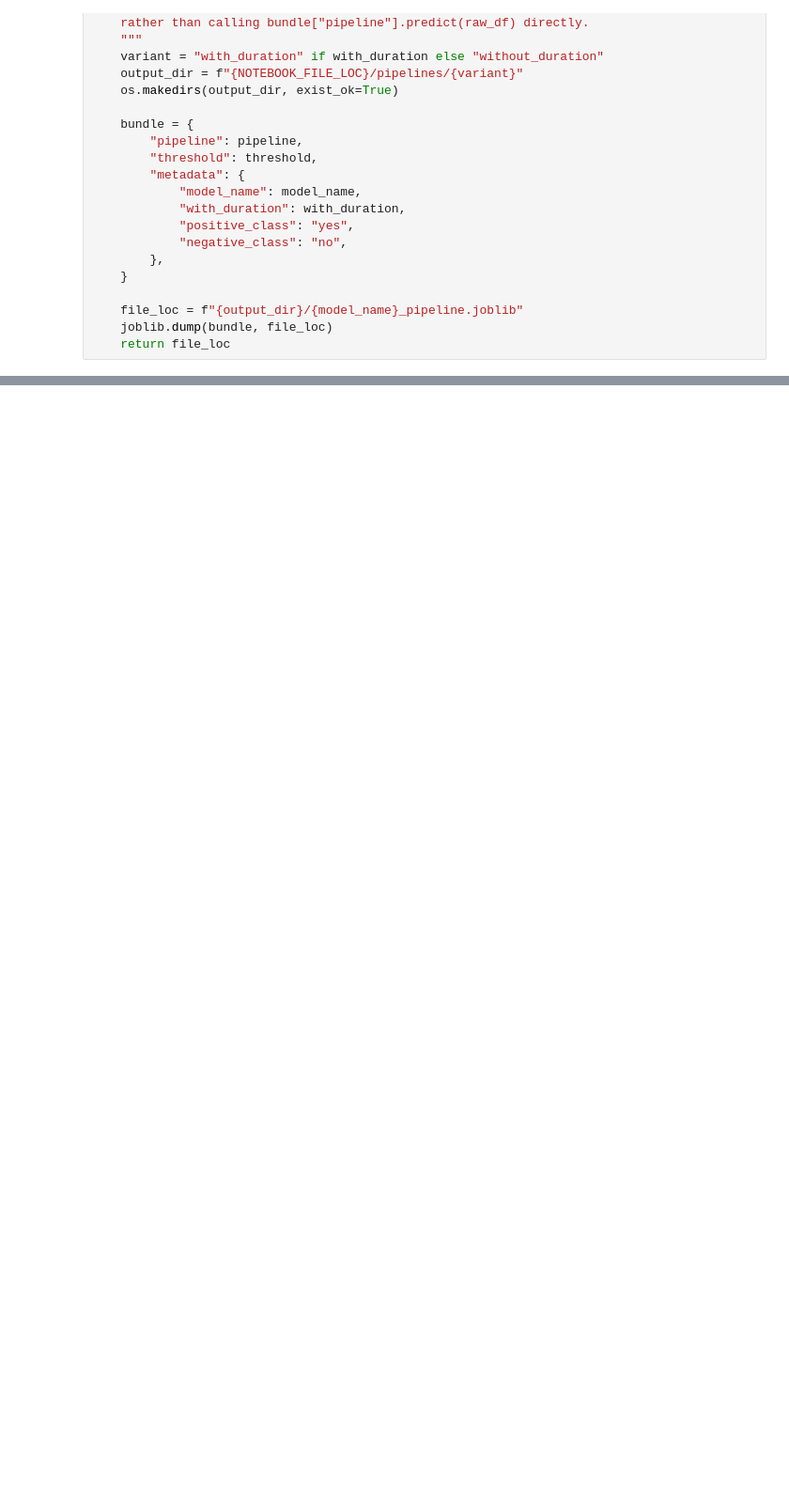
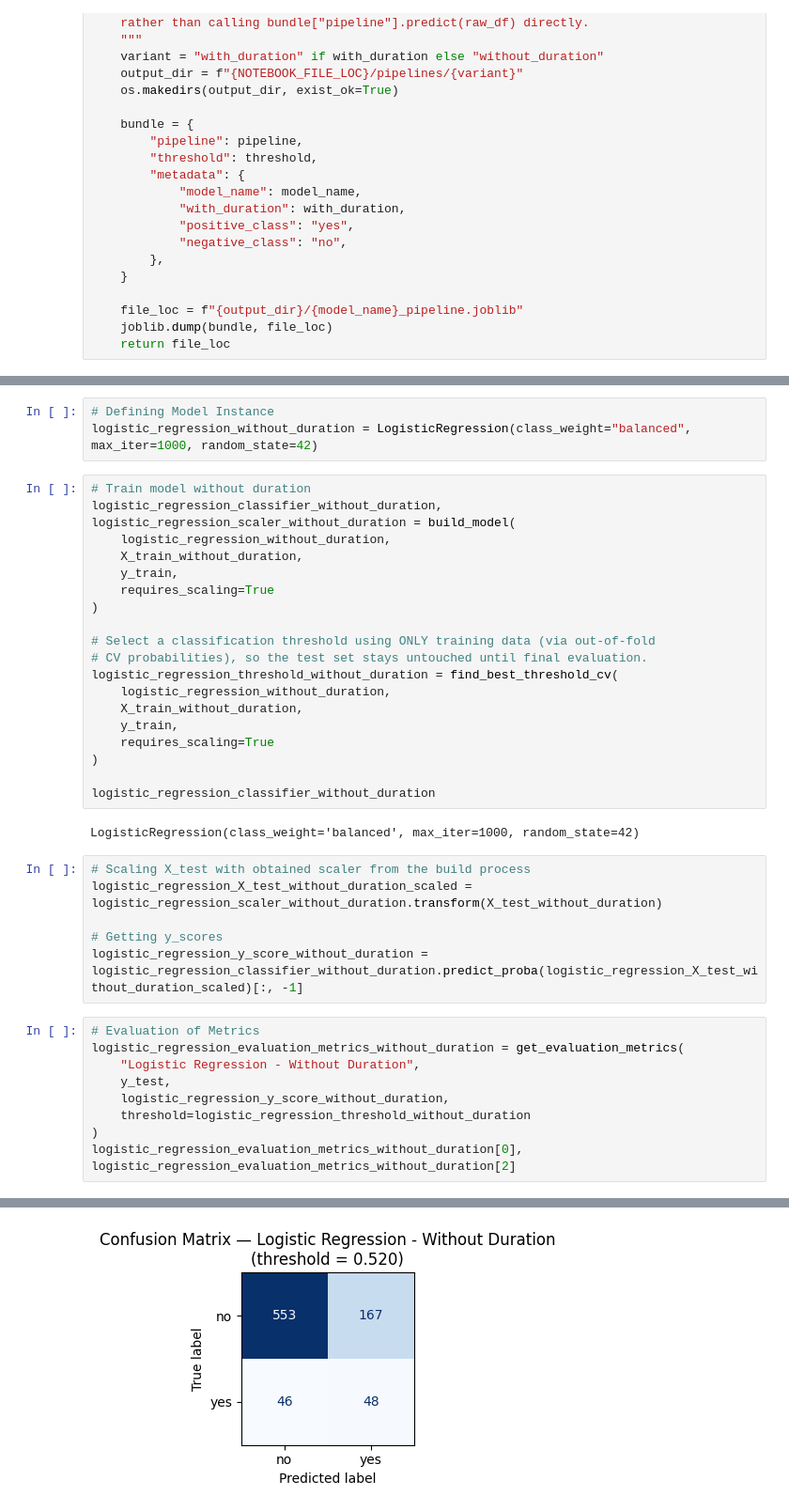
Before and after one commit to dustycoder-sayan/bank-subscriptions-predictor, a Jupyter notebook: model/bank_subscription_classifiers.ipynb, the cells around one changed output, grey strips where cells are left out. Shown at 94% size. Drawn from its saved outputs; the diff is of its cells as text; blank space fills up the shorter version.

Commit message:
Implemented LR Model and installed related pipeline to be used in app

```diff
--- a/model/bank_subscription_classifiers.ipynb
+++ b/model/bank_subscription_classifiers.ipynb
@@ -492,0 +503,40 @@ def save_deployable_model(pipeline: Pipeline, threshold: float, model_name: str,
+# %%
+# Defining Model Instance
+logistic_regression_without_duration = LogisticRegression(class_weight="balanced", max_iter=1000, random_state=42)
+# %%
+# Train model without duration
+logistic_regression_classifier_without_duration, logistic_regression_scaler_without_duration = build_model(
+    logistic_regression_without_duration,
+    X_train_without_duration,
+    y_train,
+    requires_scaling=True
+)
+
+# Select a classification threshold using ONLY training data (via out-of-fold
+# CV probabilities), so the test set stays untouched until final evaluation.
+logistic_regression_threshold_without_duration = find_best_threshold_cv(
+    logistic_regression_without_duration,
+    X_train_without_duration,
+    y_train,
+    requires_scaling=True
+)
+
+logistic_regression_classifier_without_duration
+# %% [output]
+LogisticRegression(class_weight='balanced', max_iter=1000, random_state=42)
+# %%
+# Scaling X_test with obtained scaler from the build process
+logistic_regression_X_test_without_duration_scaled = logistic_regression_scaler_without_duration.transform(X_test_without_duration)
+
+# Getting y_scores
+logistic_regression_y_score_without_duration = logistic_regression_classifier_without_duration.predict_proba(logistic_regression_X_test_without_duration_scaled)[:, -1]
+# %%
+# Evaluation of Metrics
+logistic_regression_evaluation_metrics_without_duration = get_evaluation_metrics(
+    "Logistic Regression - Without Duration",
+    y_test,
+    logistic_regression_y_score_without_duration,
+    threshold=logistic_regression_threshold_without_duration
+)
+logistic_regression_evaluation_metrics_without_duration[0], logistic_regression_evaluation_metrics_without_duration[2]
+# %% [output]
@@ -492,0 +551 @@ def save_deployable_model(pipeline: Pipeline, threshold: float, model_name: str,
+[figure, added]
```
Also changed, not shown: parts of 11 cells of this notebook, 2 other files.
